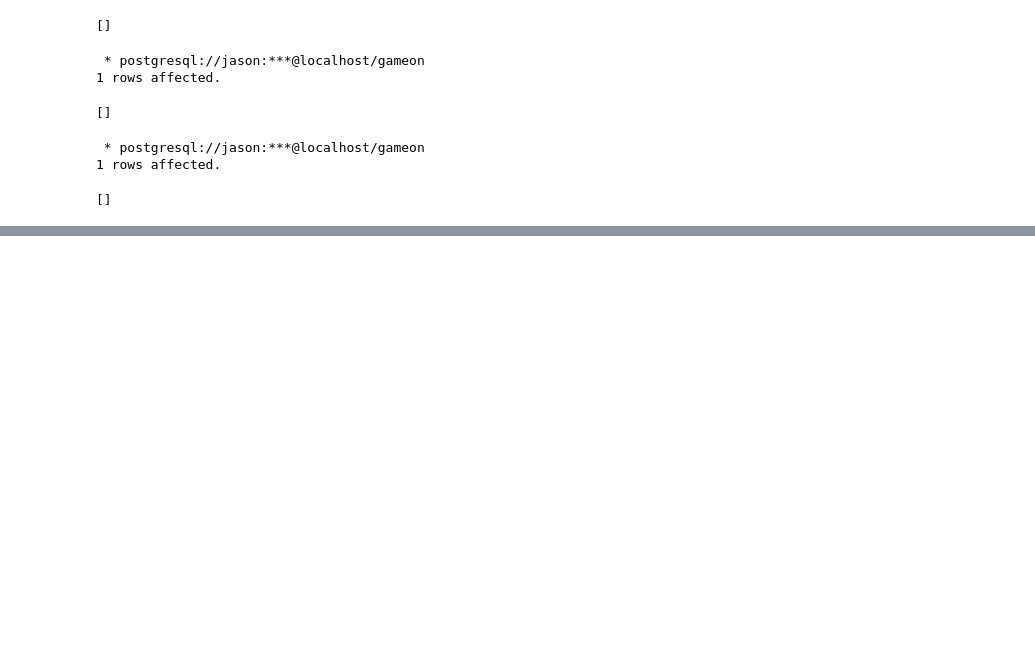
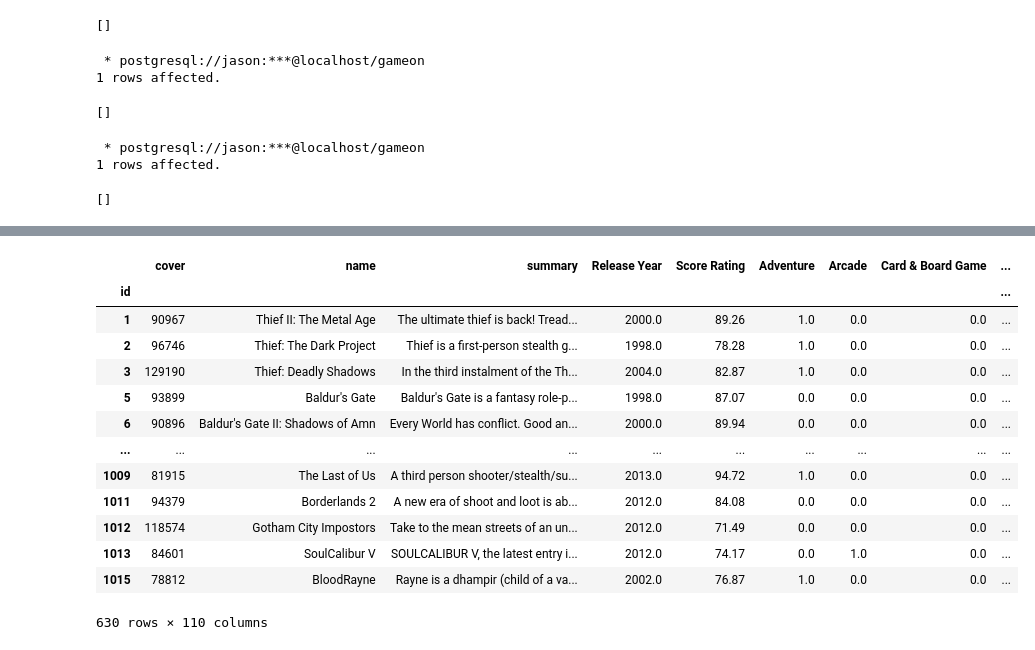
Before and after one commit to 1990Jasonlee/GameOnPassion, a Jupyter notebook: GameOnJson.ipynb, the cells around one changed output, grey strips where cells are left out. Cells and saved outputs as stored; diff of their text form; code cells hidden in the pictures; blank space fills up the shorter version.

```diff
--- a/GameOnJson.ipynb
+++ b/GameOnJson.ipynb
@@ -802,0 +844,17 @@ mode_combined
+# %%
+Gameon_df
+# %% [output]
+|  | cover | name | summary | Release Year | Score Rating | Adventure | Arcade | Card & Board Game | ... |
+| id |  |  |  |  |  |  |  |  | ... |
+| 1 | 90967 | Thief II: The Metal Age | The ultimate thief is back! Tread... | 2000.0 | 89.26 | 1.0 | 0.0 | 0.0 | ... |
+| 2 | 96746 | Thief: The Dark Project | Thief is a first-person stealth g... | 1998.0 | 78.28 | 1.0 | 0.0 | 0.0 | ... |
+| 3 | 129190 | Thief: Deadly Shadows | In the third instalment of the Th... | 2004.0 | 82.87 | 1.0 | 0.0 | 0.0 | ... |
+| 5 | 93899 | Baldur's Gate | Baldur's Gate is a fantasy role-p... | 1998.0 | 87.07 | 0.0 | 0.0 | 0.0 | ... |
+| 6 | 90896 | Baldur's Gate II: Shadows of Amn | Every World has conflict. Good an... | 2000.0 | 89.94 | 0.0 | 0.0 | 0.0 | ... |
+| ... | ... | ... | ... | ... | ... | ... | ... | ... | ... |
+| 1009 | 81915 | The Last of Us | A third person shooter/stealth/su... | 2013.0 | 94.72 | 1.0 | 0.0 | 0.0 | ... |
+| 1011 | 94379 | Borderlands 2 | A new era of shoot and loot is ab... | 2012.0 | 84.08 | 0.0 | 0.0 | 0.0 | ... |
+| 1012 | 118574 | Gotham City Impostors | Take to the mean streets of an un... | 2012.0 | 71.49 | 0.0 | 0.0 | 0.0 | ... |
+| 1013 | 84601 | SoulCalibur V | SOULCALIBUR V, the latest entry i... | 2012.0 | 74.17 | 0.0 | 1.0 | 0.0 | ... |
+| 1015 | 78812 | BloodRayne | Rayne is a dhampir (child of a va... | 2002.0 | 76.87 | 1.0 | 0.0 | 0.0 | ... |
+630 rows × 110 columns
```
Also changed, not shown: parts of 9 cells of this notebook.
